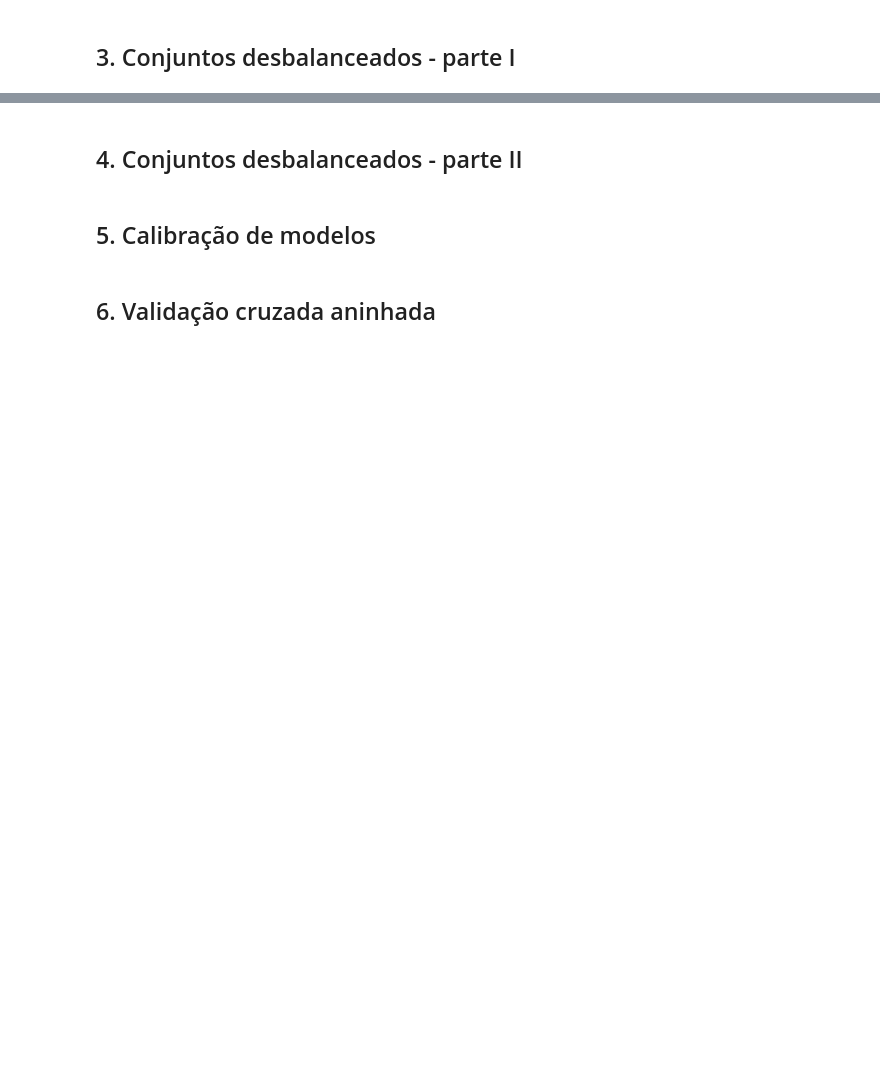
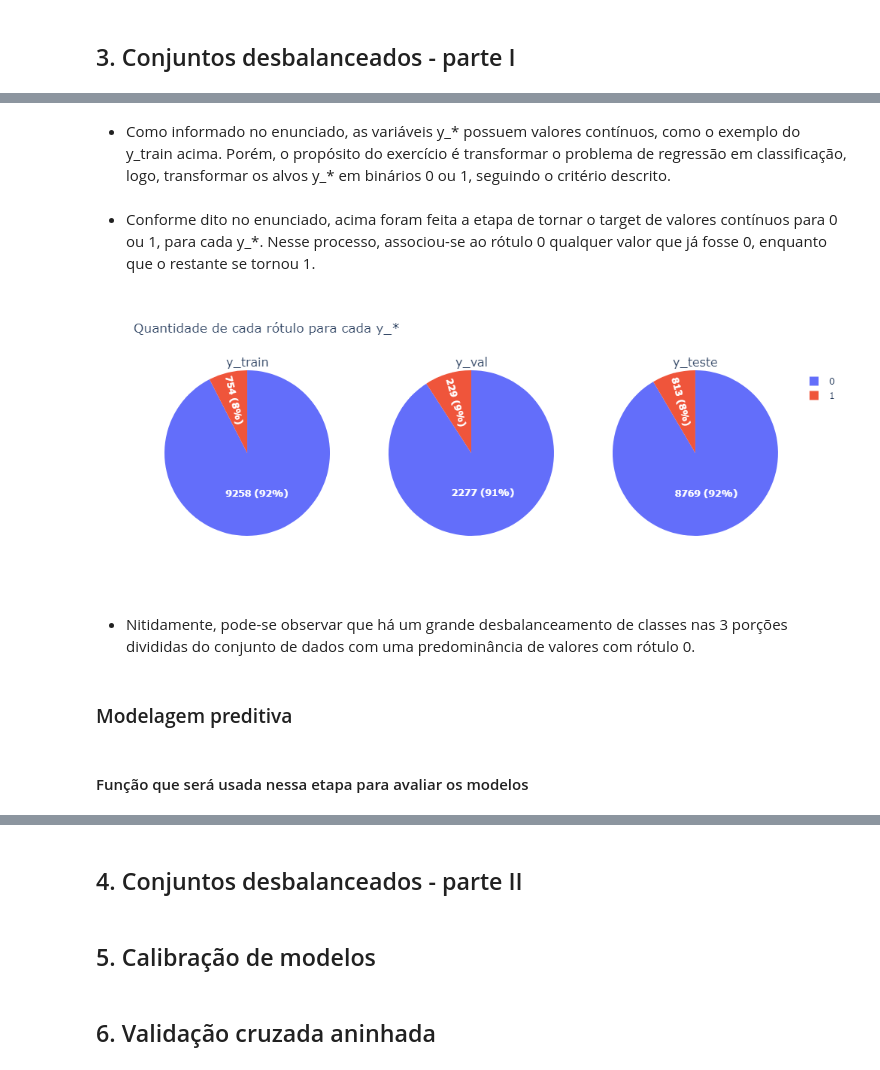
Before and after one commit to matheussmelo/Machine_Learning-PPCIC, a Jupyter notebook: T1/AM_T1_MATHEUS_SANTOS_MELO.ipynb, the cells around one changed output, grey strips where cells are left out. Cells and saved outputs as stored; diff of their text form; code cells hidden in the pictures; blank space fills up the shorter version.

```diff
--- a/T1/AM_T1_MATHEUS_SANTOS_MELO.ipynb
+++ b/T1/AM_T1_MATHEUS_SANTOS_MELO.ipynb
@@ -639,0 +650,7 @@ RMSE: 608.981
+# %%
+filename = 'A652.pickle'
+
+f = open(filename, 'rb')
+
+(X_train, y_train, X_val, y_val, X_test, y_test) = pickle.load(f)
+print("Shapes: ", X_train.shape, X_val.shape, X_test.shape)
@@ -639,0 +675,39 @@ RMSE: 608.981
+# %% [markdown]
+- Como informado no enunciado, as variáveis y_* possuem valores contínuos, como o exemplo do y_train acima. Porém, o propósito do exercício é transformar o problema de regressão em classificação, logo, transformar os alvos y_* em binários 0 ou 1, seguindo o critério descrito.
+# %%
+y_train = (y_train != 0).astype(int) # transformando target do conjunto de treino em binário
+y_val = (y_val != 0).astype(int) # target do conjunto de validação em binário
+y_test = (y_test != 0).astype(int) # target do conjunto de validação em binário
+# %% [markdown]
+- Conforme dito no enunciado, acima foram feita a etapa de tornar o target de valores contínuos para 0 ou 1, para cada y_*. Nesse processo, associou-se ao rótulo 0 qualquer valor que já fosse 0, enquanto que o restante se tornou 1.
+# %%
+# Criando os subplots
+fig = sp.make_subplots(
+    rows=1, cols=3,
+    subplot_titles=['y_train', 'y_val', 'y_teste'],
+    specs=[[{'type': 'domain'}, {'type': 'domain'}, {'type': 'domain'}]]
+)
+
+# Primeiro subplot
+fig.add_trace(go.Pie(labels=pd.DataFrame(y_train).value_counts().index, values=pd.DataFrame(y_train).value_counts(), textinfo='value+percent',
+                     texttemplate='%{value:.0f} (%{percent:.0%})', textfont=dict(color='white', weight='bold')), row=1, col=1)
+
+# Segundo subplot
+fig.add_trace(go.Pie(labels=pd.DataFrame(y_val).value_counts().index, values=pd.DataFrame(y_val).value_counts(), textinfo='value+percent',
+                     texttemplate='%{value:.0f} (%{percent:.0%})', textfont=dict(color='white', weight='bold')), row=1, col=2)
+
+# Terceiro subplot
+fig.add_trace(go.Pie(labels=pd.DataFrame(y_test).value_counts().index, values=pd.DataFrame(y_test).value_counts(), textinfo='value+percent',
+                     texttemplate='%{value:.0f} (%{percent:.0%})', textfont=dict(color='white', weight='bold')), row=1, col=3)
+
+# Atualizando layout com rótulos dos eixos e exibição do gráfico
+fig.update_layout(height=400, width=1000, title = 'Quantidade de cada rótulo para cada y_*')
+fig.show('png')
+# %% [output]
+[figure, added]
+# %% [markdown]
+- Nitidamente, pode-se observar que há um grande desbalanceamento de classes nas 3 porções divididas do conjunto de dados com uma predominância de valores com rótulo 0.
+# %% [markdown]
+### Modelagem preditiva
+# %% [markdown]
+#### Função que será usada nessa etapa para avaliar os modelos
```
Also changed, not shown: parts of 42 cells of this notebook.
